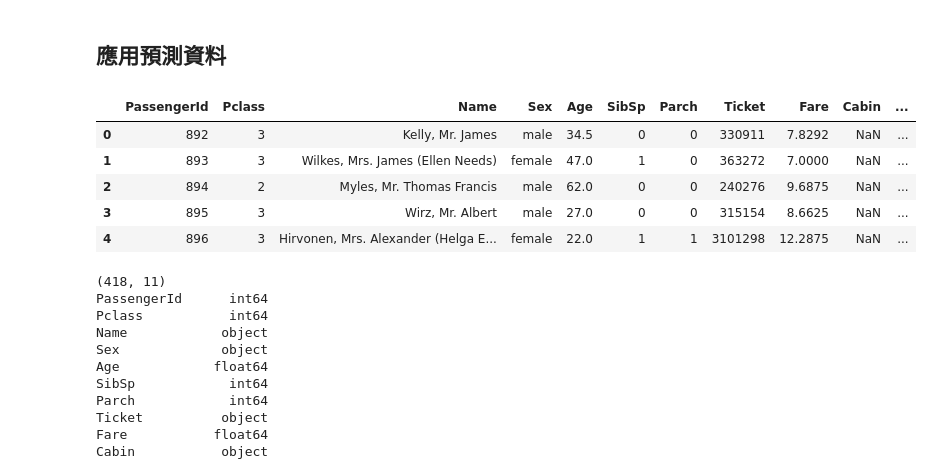
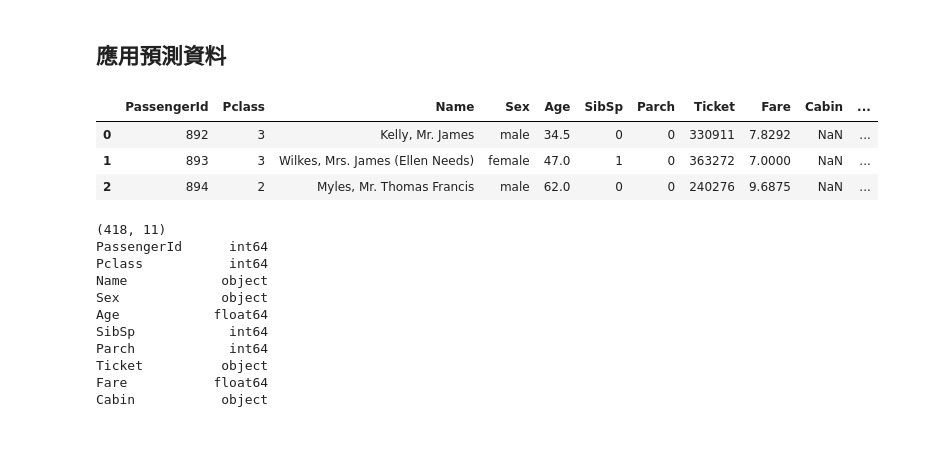
Before and after one commit to yaojenkuo/python_4_ds, a Jupyter notebook: ch18.ipynb, the cells around one changed output. Cells and saved outputs as stored; diff of their text form; code cells hidden in the pictures; blank space fills up the shorter version.

```diff
--- a/ch18.ipynb
+++ b/ch18.ipynb
@@ -226,14 +227,12 @@ print(tree_clf.score(train_features, target))
 # %%
 test_url = "https://storage.googleapis.com/py_ml_datasets/test.csv"
 test = pd.read_csv(test_url)
-test.head()
+test.head(3)
 # %% [output]
 |  | PassengerId | Pclass | Name | Sex | Age | SibSp | Parch | Ticket | Fare | Cabin | ... |
 | 0 | 892 | 3 | Kelly, Mr. James | male | 34.5 | 0 | 0 | 330911 | 7.8292 | NaN | ... |
 | 1 | 893 | 3 | Wilkes, Mrs. James (Ellen Needs) | female | 47.0 | 1 | 0 | 363272 | 7.0000 | NaN | ... |
 | 2 | 894 | 2 | Myles, Mr. Thomas Francis | male | 62.0 | 0 | 0 | 240276 | 9.6875 | NaN | ... |
-| 3 | 895 | 3 | Wirz, Mr. Albert | male | 27.0 | 0 | 0 | 315154 | 8.6625 | NaN | ... |
-| 4 | 896 | 3 | Hirvonen, Mrs. Alexander (Helga E... | female | 22.0 | 1 | 1 | 3101298 | 12.2875 | NaN | ... |
 # %%
 print(test.shape)
 print(test.dtypes)
```
Also changed, not shown: parts of 6 cells of this notebook, 1 other file.
